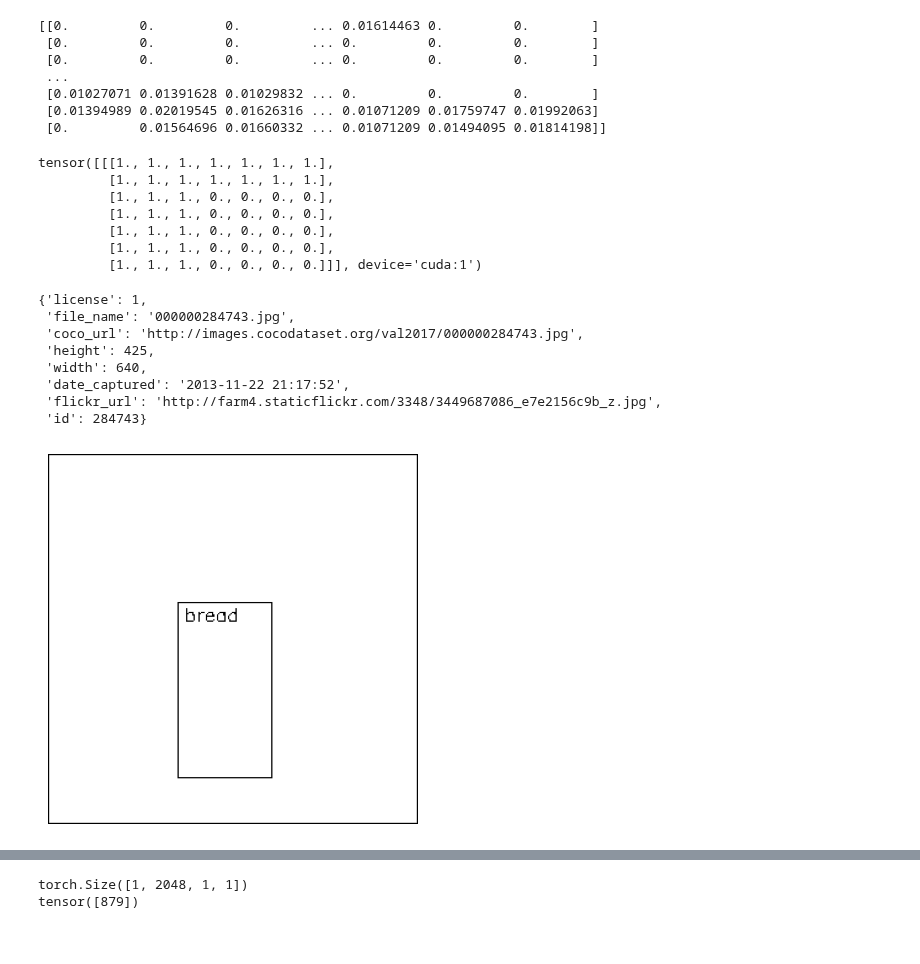
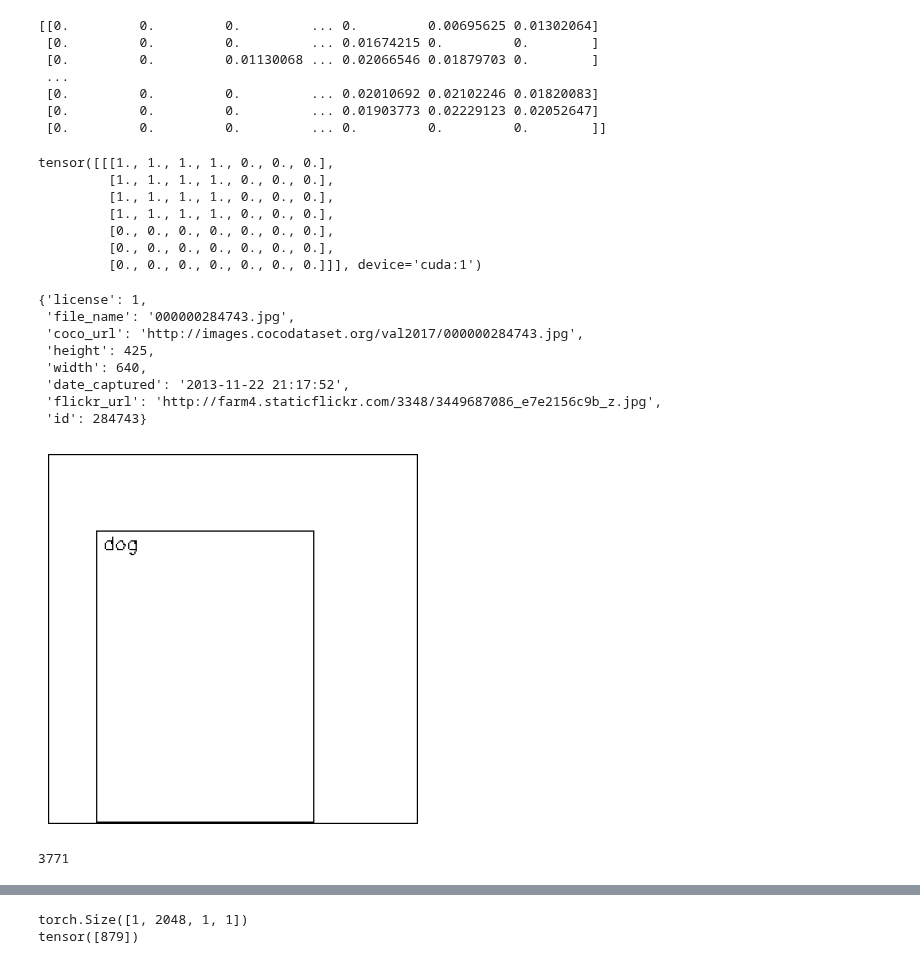
Before and after one commit to gyusik19/bbir, a Jupyter notebook: sandbox.ipynb, the cells around one changed output, grey strips where cells are left out. Saved outputs shown, nothing was run; the diff lists cells and outputs as text; code cells hidden in the pictures.

```diff
--- a/sandbox.ipynb
+++ b/sandbox.ipynb
@@ -13,7 +13,7 @@ transforms = transforms.Compose([
 from data_loader.data_loaders import CocoDataset, collate_fn
 from model.model import *
 
-BATCH_SIZE = 128
+BATCH_SIZE = 256
 seed = 42
 torch.manual_seed(seed)
 device = torch.device('cuda:1' if torch.cuda.is_available() else 'cpu')
@@ -45,9 +30,9 @@ from utils import convert_query_to_tensor, create_bbox_mask, one_hot_embedding,
 import fasttext, fasttext.util
 import numpy as np
 # %%
-train_set = CocoDataset(root='./data/coco', mode='val2017')
+train_set = CocoDataset(root='./data/coco', mode='gallery')
 train_loader = torch.utils.data.DataLoader(train_set, batch_size=BATCH_SIZE, shuffle=False, num_workers=4, collate_fn=collate_fn)
-all_features = torch.load('./data/coco/val2017/features/resnet50_features.pt')
+all_features = torch.load('./data/coco/gallery/features/resnet50_features.pt')
 all_img_features = torch.stack(list(all_features.values()))
 all_img_ids = np.array(list(all_features.keys()))
 all_categories = []
@@ -57,14 +42,14 @@ embed_fn = clip_embedding_fn()
 
 queries = None
 query_ids = None
-index = 0
+index = 1
 with torch.no_grad():
     for i, (img_ids, layouts, _) in enumerate(train_loader):
         query_features = []
         each_query_features = []
         batch_size = len(img_ids)
         for j in range(batch_size):
-            for k in range(len(layouts[j])): layouts[j][k]['category'] = 'bread'
+            # for k in range(len(layouts[j])): layouts[j][k]['category'] = 'bread'
             canvas_tensor = convert_query_to_tensor(layouts[j], 1024, mode='clip', embedding_fn=embed_fn)
             canvas_tensor = canvas_tensor.to(device)
             output_feature = model(canvas_tensor)
@@ -129,15 +106,15 @@ nbrs.fit(all_img_features.view(all_img_features.shape[0], -1).numpy())
 indices, distances = nbrs.predict(query_features, k=20)
 print(query_features)
 # %% [output]
-[[0.         0.         0.         ... 0.01614463 0.         0.        ]
- [0.         0.         0.         ... 0.         0.         0.        ]
- [0.         0.         0.         ... 0.         0.         0.        ]
+[[0.         0.         0.         ... 0.         0.00695625 0.01302064]
+ [0.         0.         0.         ... 0.01674215 0.         0.        ]
+ [0.         0.         0.01130068 ... 0.02066546 0.01879703 0.        ]
  ...
- [0.01027071 0.01391628 0.01029832 ... 0.         0.         0.        ]
- [0.01394989 0.02019545 0.01626316 ... 0.01071209 0.01759747 0.01992063]
- [0.         0.01564696 0.01660332 ... 0.01071209 0.01494095 0.01814198]]
+ [0.         0.         0.         ... 0.02010692 0.02102246 0.01820083]
+ [0.         0.         0.         ... 0.01903773 0.02229123 0.02052647]
+ [0.         0.         0.         ... 0.         0.         0.        ]]
 # %%
-query_idx = 60
+query_idx = 166
 masks = torch.stack([create_bbox_mask(layouts[query_idx][k]['bbox'], 7) for k in range(len(layouts[query_idx]))]).unsqueeze(1).to(device)
 masks = torch.max(masks, dim=0)[0]
 masked_img_features = all_img_features.to(device) * masks
@@ -145,13 +122,13 @@ print(masks)
 # nbrs = NearestNeighbors(n_neighbors=10, algorithm='auto', metric='cosine').fit(masked_img_features.view(len(masked_img_features), -1).cpu().numpy())
 # distances, indices = nbrs.kneighbors(query_features[query_idx].reshape(1, -1))
 # %% [output]
-tensor([[[1., 1., 1., 1., 1., 1., 1.],
-         [1., 1., 1., 1., 1., 1., 1.],
-         [1., 1., 1., 0., 0., 0., 0.],
-         [1., 1., 1., 0., 0., 0., 0.],
-         [1., 1., 1., 0., 0., 0., 0.],
-         [1., 1., 1., 0., 0., 0., 0.],
-         [1., 1., 1., 0., 0., 0., 0.]]], device='cuda:1')
+tensor([[[1., 1., 1., 1., 0., 0., 0.],
+         [1., 1., 1., 1., 0., 0., 0.],
+         [1., 1., 1., 1., 0., 0., 0.],
+         [1., 1., 1., 1., 0., 0., 0.],
+         [0., 0., 0., 0., 0., 0., 0.],
+         [0., 0., 0., 0., 0., 0., 0.],
+         [0., 0., 0., 0., 0., 0., 0.]]], device='cuda:1')
 # %%
 def is_relevant(query_layouts, ranked_img_id, coco):
     img = coco.loadImgs([ranked_img_id])[0]
@@ -201,35 +178,38 @@ coco.loadImgs(284743)[0]
 from PIL import Image
 import cv2
 import matplotlib.pyplot as plt
 import numpy as np
 import math
 
-query_idx = 0
+query_idx = 63
 # draw a 31 x 31 empty grid
 l = 300
 grid = np.zeros((l, l, 3))
 # draw the bounding box
 for i in range(len(queries[query_idx])):
     x, y, w, h = queries[query_idx][i]['bbox']
     x, y, w, h = l * x, l * y, l * w, l * h
     x_min, y_min = int(x - w / 2), int(y - h / 2)
     x_max, y_max = math.ceil(x + w / 2), math.ceil(y + h / 2)
     cv2.rectangle(grid, (x_min, y_min), (x_max, y_max), (1, 1, 1), 1)
     text = f'{queries[query_idx][i]["category"]}'
     cv2.putText(grid, text, (x_min+5, y_min+15), cv2.FONT_HERSHEY_SIMPLEX, 0.5, (1, 1, 1), 1)
 
 # draw edge around the grid.
 grid[0, :, :] = 1
 grid[-1, :, :] = 1
 grid[:, 0, :] = 1
 grid[:, -1, :] = 1
 
 grid = 1 - grid
 plt.imshow(grid)
 plt.axis('off')
 plt.show()
+
+print(len(train_set))
 # %% [output]
-[figure, old version]
+[figure, new version]
+3771
 # %%
 from PIL import Image, ImageDraw
 import matplotlib.pyplot as plt
```
Also changed, not shown: parts of 7 cells of this notebook, 6 other files.
